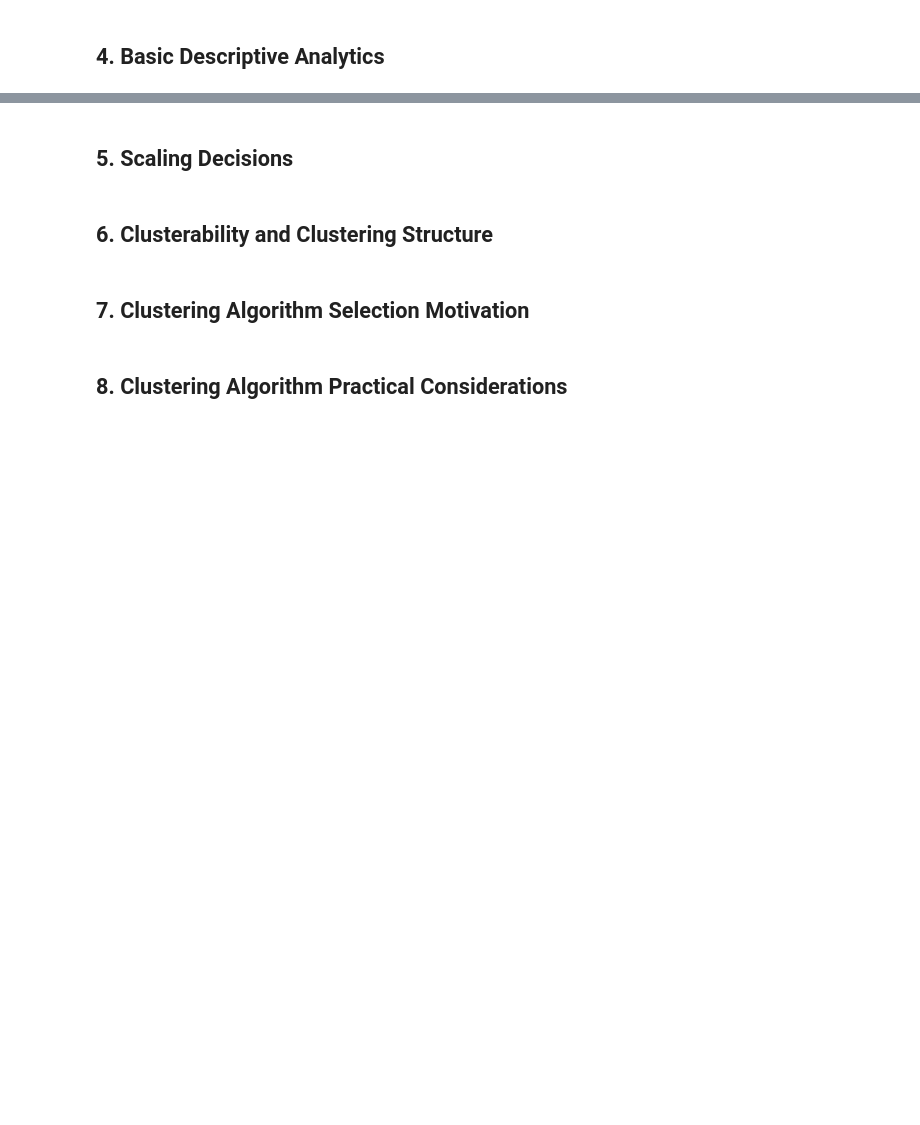
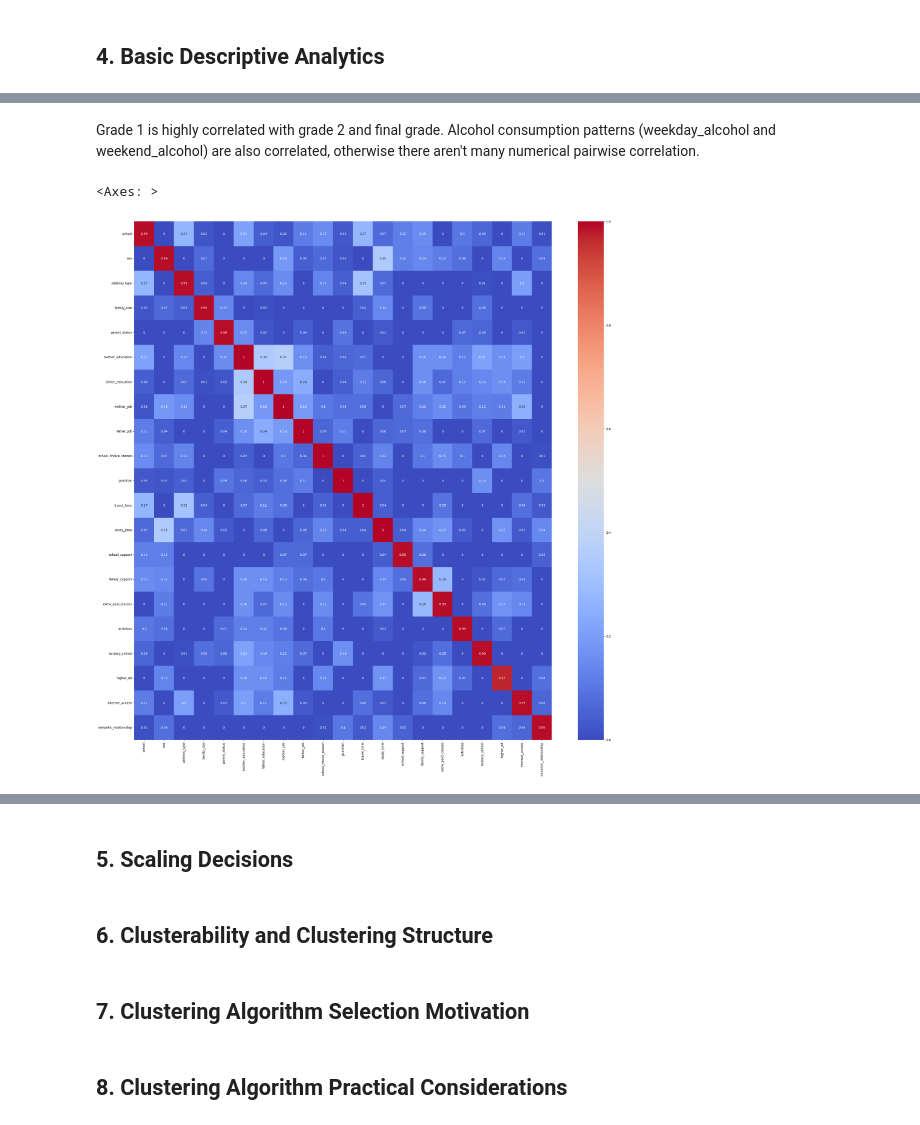
Before and after one commit to agrigortsuk/stat437project, a Jupyter notebook: project_template.ipynb, the cells around one changed output, grey strips where cells are left out. Saved outputs shown, nothing was run; the diff lists cells and outputs as text; code cells hidden in the pictures; blank space fills up the shorter version.

```diff
--- a/project_template.ipynb
+++ b/project_template.ipynb
@@ -113,0 +99,41 @@ There are quite a few columns that are highly correlated according to the heatma
+# %% [markdown]
+Grade 1 is highly correlated with grade 2 and final grade. Alcohol consumption patterns (weekday_alcohol and weekend_alcohol) are also correlated, otherwise there aren't many numerical pairwise correlation.
+# %%
+#contingency table for categorical variables
+import pandas as pd
+from scipy.stats import chi2_contingency
+
+def cramers_corrected_stat(confusion_matrix):
+    """ calculate Cramers V statistic for categorial-categorial association.
+        uses correction from Bergsma and Wicher,
+        Journal of the Korean Statistical Society 42 (2013): 323-328
+    """
+    chi2 = chi2_contingency(confusion_matrix)[0]
+    n = confusion_matrix.sum().sum()
+    phi2 = chi2/n
+    r,k = confusion_matrix.shape
+    phi2corr = max(0, phi2 - ((k-1)*(r-1))/(n-1))
+    rcorr = r - ((r-1)**2)/(n-1)
+    kcorr = k - ((k-1)**2)/(n-1)
+
+    return np.sqrt(phi2corr / min( (kcorr-1), (rcorr-1)))
+
+#pairwise correlation of categorical data
+rows= []
+
+for var1 in df_cat:
+    col = []
+    for var2 in df_cat :
+        cramers =cramers_corrected_stat(pd.crosstab(df_cat[var1], df_cat[var2]))
+        col.append(round(cramers,2)) # Keeping of to two decimal
+    rows.append(col)
+
+cramers_results = np.array(rows)
+df_cat_corr = pd.DataFrame(cramers_results, columns = df_cat.columns, index =df_cat.columns)
+
+#heatmap of the correlation
+fig, ax = plt.subplots(figsize = (30, 30))
+sns.heatmap(abs(df_cat_corr), annot = True, cmap = 'coolwarm')
+# %% [output]
+<Axes: >
+[figure, added]
```
Also changed, not shown: parts of 8 cells of this notebook.
